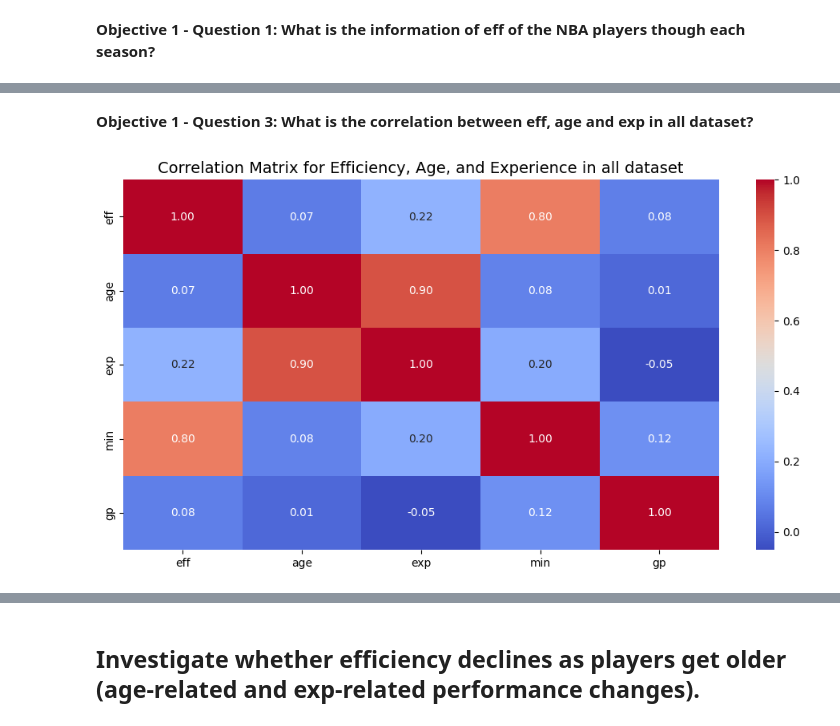
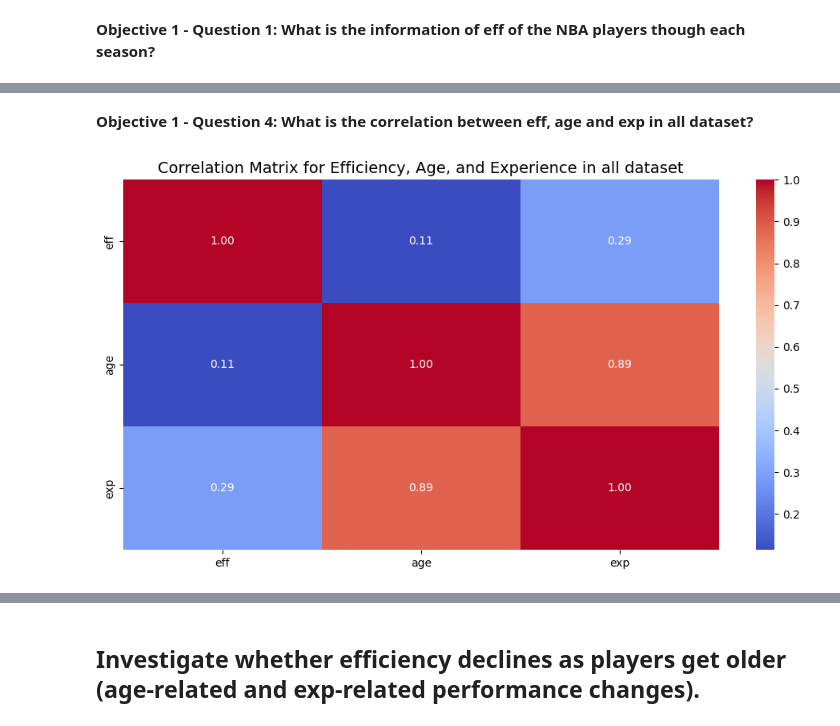
Before and after one commit to chocoCaro/Intro_DS, a Jupyter notebook: [data4life]_objective_1.ipynb, the cells around one changed output, grey strips where cells are left out. Cells and saved outputs as stored; diff of their text form; code cells hidden in the pictures.

Commit message:
Update objective 1

```diff
--- a/[data4life]_objective_1.ipynb
+++ b/[data4life]_objective_1.ipynb
@@ -48,7 +47,9 @@ nba_stats = pd.read_csv("final_data/player_stats.csv")
 # %% [markdown]
 ### **CLEAN DATA**
 # %%
-nba_roster = nba_roster[['player', 'pos', 'height', 'weight', 'exp', 'team', 'season']]
+nba_roster = nba_roster[['player', 'height', 'weight', 'exp', 'age', 'team', 'season']]
+
+nba_roster = nba_roster.rename(columns={'player': 'name'})
 # %%
 nba_roster.info()
 # %% [output]
@@ -170,9 +171,9 @@ nba_stats.duplicated().sum()
 merged_data = pd.merge(
     nba_stats,
     nba_roster,
-    how="left",
-    left_on=["player", "team", "season"],
-    right_on=["player", "team", "season"],
+    how="inner",
+    left_on=["name", "team", "season"],
+    right_on=["name", "team", "season"],
 )
 
 merged_data.isnull().sum()
@@ -180,0 +216,6 @@ KeyError: 'player'
+# %%
+for col in merged_data.columns:
+    if merged_data[col].isnull().any():
+        merged_data[col] = merged_data.groupby('pos')[col].transform(lambda x: x.fillna(x.mean()))
+
+merged_data.isnull().sum()
@@ -200,6 +259,15 @@ merged_data.head(10)
 # %% [markdown]
 **Objective 1 - Question 1: What is the information of eff of the NBA players though each season?**
 # %%
+merged_data['eff'] = (
+    (merged_data['pts'] + merged_data['trb'] + merged_data['ast'] + merged_data['stl'] + merged_data['blk']) -
+    ((merged_data['fga'] - merged_data['fg']) + (merged_data['fta'] - merged_data['ft']) + merged_data['tov'])
+) / merged_data['g']
+
+merged_data = merged_data[merged_data['season'].isin([
+    "2020-2021", "2021-2022", "2022-2023", "2023-2024", "2024-2025"
+])]
+
 season_group = merged_data.groupby(by='season')
 
 for year, group in season_group:
@@ -293,15 +341,15 @@ for year, group in season_group:
 # %% [markdown]
-**Objective 1 - Question 3: What is the correlation between eff, age and exp in all dataset?**
+**Objective 1 - Question 4: What is the correlation between eff, age and exp in all dataset?**
 # %%
-correlation_data = merged_data[["eff", "age", "exp", "min", "gp"]].corr()
+correlation_data = merged_data[["eff", "age", "exp"]].corr()
 
 plt.figure(figsize=(12, 6))
 sns.heatmap(correlation_data, annot=True, cmap="coolwarm", fmt=".2f", cbar=True)
 
 plt.title("Correlation Matrix for Efficiency, Age, and Experience in all dataset", fontsize=14)
 plt.show()
 # %% [output]
-[figure, old version]
+[figure, new version]
 # %% [markdown]
 ### **INSIGHTS**
 
```
Also changed, not shown: parts of 48 cells of this notebook, 3 other files.
